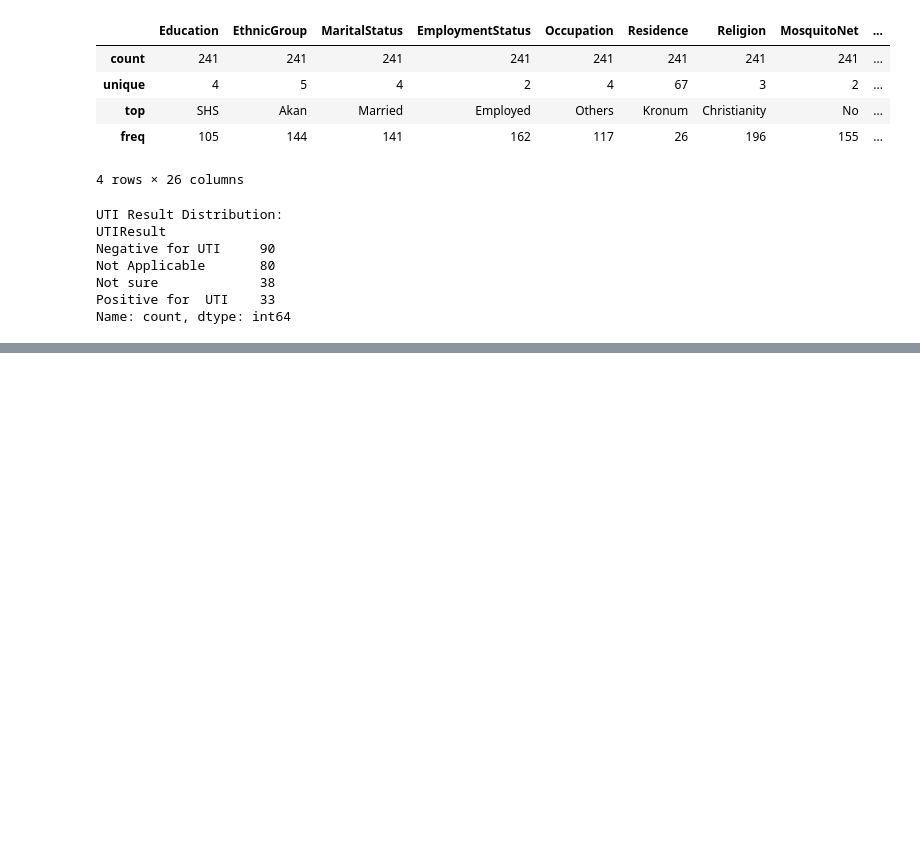
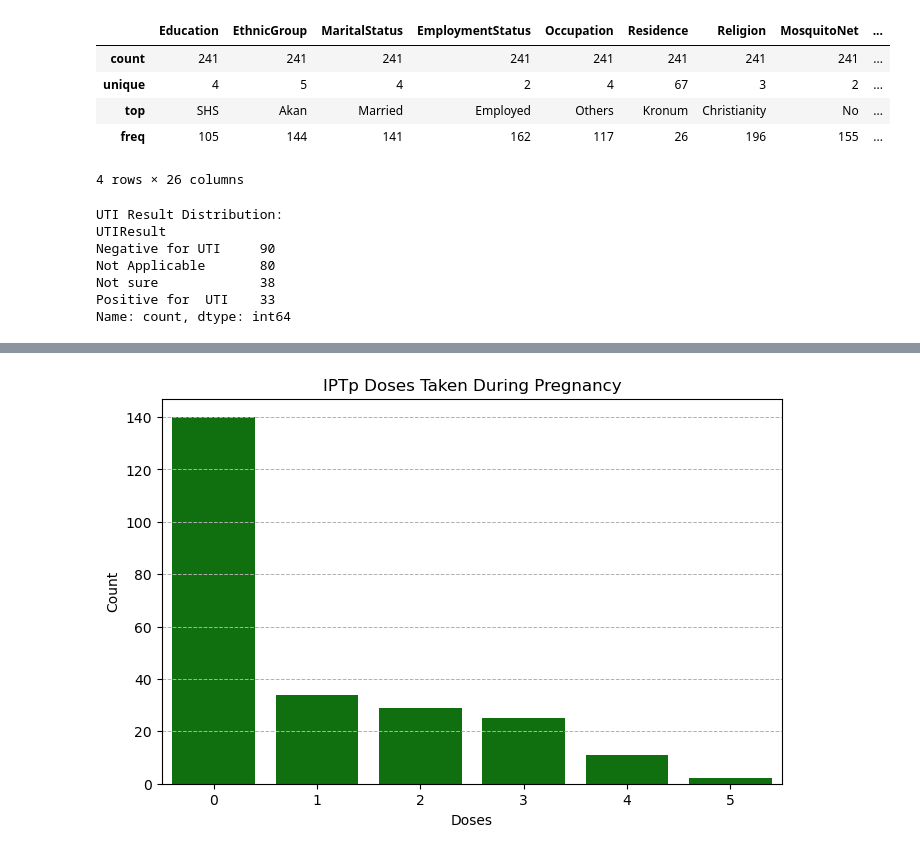
Before and after one commit to RichelCode/uti-pregnancy-analysis, a Jupyter notebook: Untitled.ipynb, the cells around one changed output, grey strips where cells are left out. Cells and saved outputs as stored; diff of their text form; code cells hidden in the pictures; blank space fills up the shorter version.

```diff
--- a/Untitled.ipynb
+++ b/Untitled.ipynb
@@ -231,0 +252,10 @@ Name: count, dtype: int64
+# %%
+plt.figure(figsize=(8, 5))
+sns.countplot(data=df_pregnancy, x='IPTpDoses', color='green')
+plt.title('IPTp Doses Taken During Pregnancy')
+plt.xlabel('Doses')
+plt.ylabel('Count')
+plt.grid(axis='y', linestyle='--', linewidth=0.7)
+plt.show()
+# %% [output]
+[figure, added]
```
Also changed, not shown: parts of 3 cells of this notebook.
